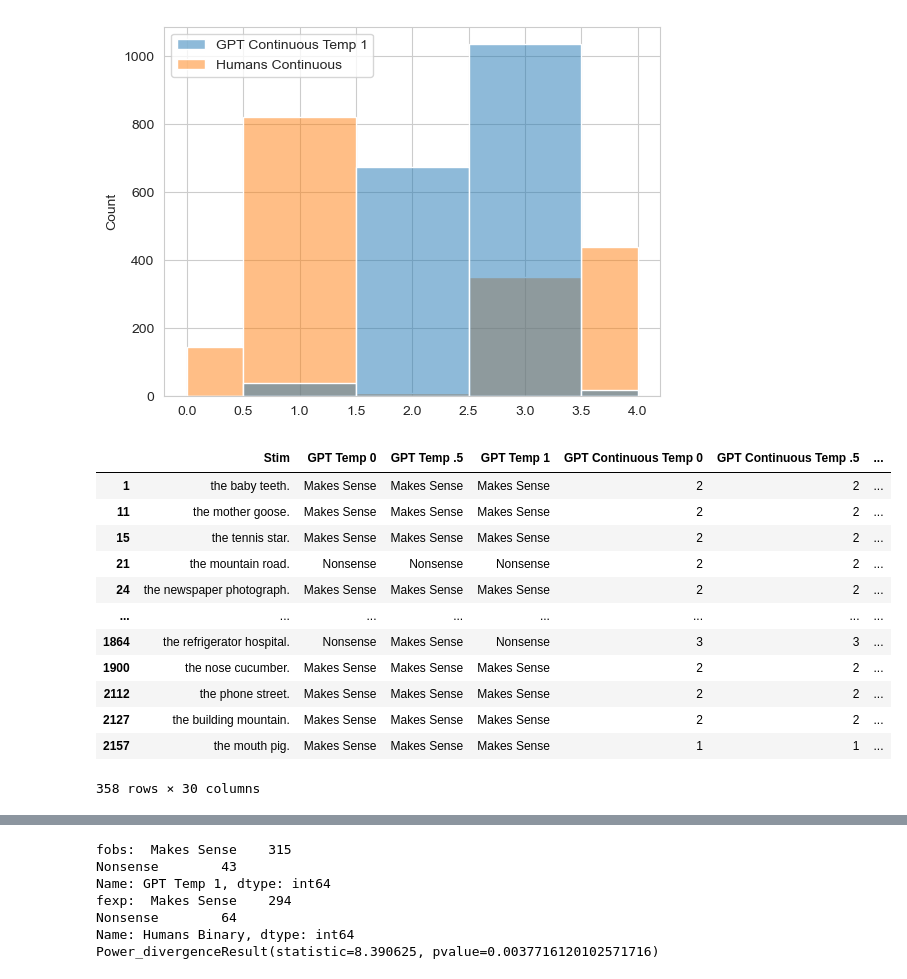
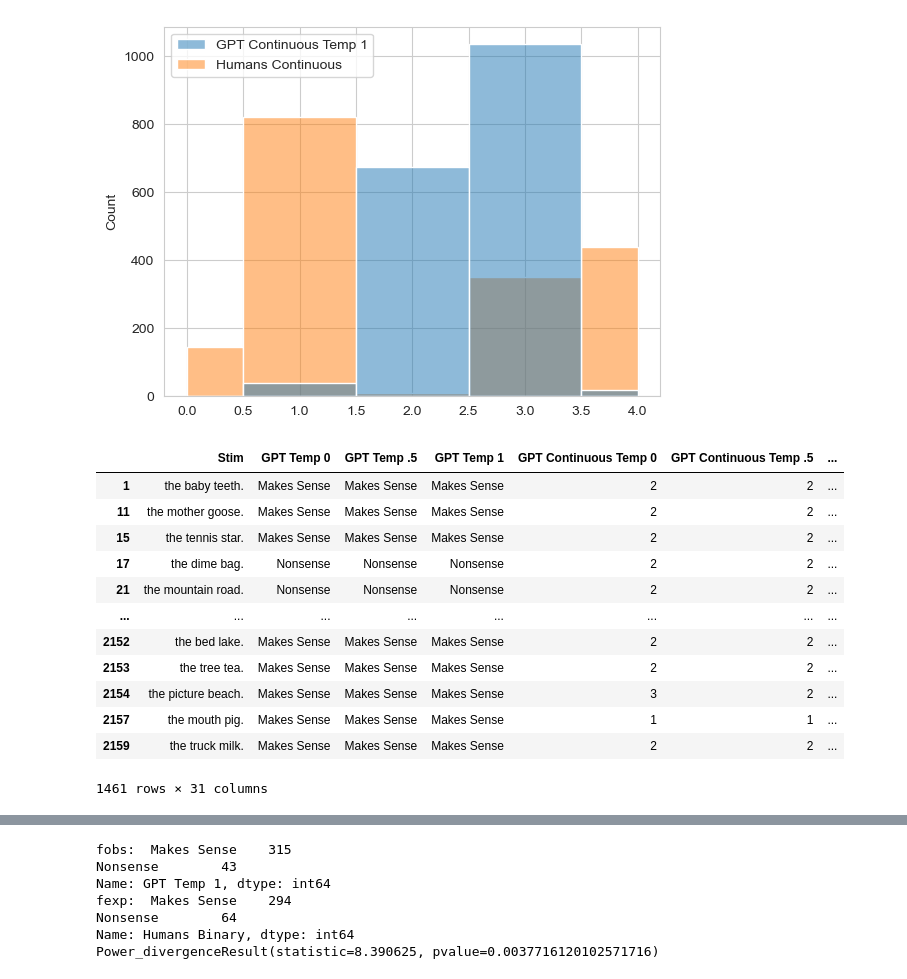
Before and after one commit to NickRiccardi/two-word-test, a Jupyter notebook: plots-test.ipynb, the cells around one changed output, grey strips where cells are left out. Saved outputs shown, nothing was run; the diff lists cells and outputs as text; code cells hidden in the pictures.

```diff
--- a/plots-test.ipynb
+++ b/plots-test.ipynb
@@ -69,6 +69,7 @@ sn.countplot(data=remove_middle, x="Humans Binary", palette='viridis')
 # sn.histplot(data=all_words_and_measures['SD'])
 
 remove_middle = all_words_and_measures[all_words_and_measures['Humans Binary'].isin(['Makes Sense', 'Nonsense'])]
+remove_middle['0 or 1'] = np.where(remove_middle['GPT Temp 1'] == 'Makes Sense',1,0)
 print(remove_middle)
 
 sn.histplot(data=remove_middle['SD'])
@@ -107,34 +113,34 @@ sn.histplot(data=remove_middle[['GPT Continuous Temp 1', 'Humans Continuous']],
 # %%
 #set the SD that you'd like to remove
 #i.e., setting as '1' removes all items where 1 SD away would change the answer from makes sense to nonsense and vice versa
 
 #one tailed test, p < .05 means SD of 1.65
 # p < .01 means SD of 2.32
 # p < .001 means SD of 3.09
 
-SD = 3.09
+SD = 1
 
 
 sensible_SD = remove_middle[(remove_middle['Humans Continuous'] >= 2.5) & (remove_middle['Humans Continuous'] - (SD * remove_middle['SD']) >= 1.5)]
 nonsensible_SD = remove_middle[(remove_middle['Humans Continuous'] <= 1.5) & (remove_middle['Humans Continuous'] + (SD * remove_middle['SD']) <= 2.5)]
 
 remove_by_SD = pd.concat([sensible_SD, nonsensible_SD])
 
 remove_by_SD
 # %% [output]
 |  | Stim | GPT Temp 0 | GPT Temp .5 | GPT Temp 1 | GPT Continuous Temp 0 | GPT Continuous Temp .5 | ... |
 | 1 | the baby teeth. | Makes Sense | Makes Sense | Makes Sense | 2 | 2 | ... |
 | 11 | the mother goose. | Makes Sense | Makes Sense | Makes Sense | 2 | 2 | ... |
 | 15 | the tennis star. | Makes Sense | Makes Sense | Makes Sense | 2 | 2 | ... |
+| 17 | the dime bag. | Nonsense | Nonsense | Nonsense | 2 | 2 | ... |
 | 21 | the mountain road. | Nonsense | Nonsense | Nonsense | 2 | 2 | ... |
-| 24 | the newspaper photograph. | Makes Sense | Makes Sense | Makes Sense | 2 | 2 | ... |
 | ... | ... | ... | ... | ... | ... | ... | ... |
-| 1864 | the refrigerator hospital. | Nonsense | Makes Sense | Nonsense | 3 | 3 | ... |
-| 1900 | the nose cucumber. | Makes Sense | Makes Sense | Makes Sense | 2 | 2 | ... |
-| 2112 | the phone street. | Makes Sense | Makes Sense | Makes Sense | 2 | 2 | ... |
-| 2127 | the building mountain. | Makes Sense | Makes Sense | Makes Sense | 2 | 2 | ... |
+| 2152 | the bed lake. | Makes Sense | Makes Sense | Makes Sense | 2 | 2 | ... |
+| 2153 | the tree tea. | Makes Sense | Makes Sense | Makes Sense | 2 | 2 | ... |
+| 2154 | the picture beach. | Makes Sense | Makes Sense | Makes Sense | 3 | 2 | ... |
 | 2157 | the mouth pig. | Makes Sense | Makes Sense | Makes Sense | 1 | 1 | ... |
+| 2159 | the truck milk. | Makes Sense | Makes Sense | Makes Sense | 2 | 2 | ... |
-358 rows × 30 columns
+1461 rows × 31 columns
 # %%
 GPT_wrong = remove_by_SD[(remove_by_SD['GPT Temp 1'] != remove_by_SD['Humans Binary'])]
 GPT_wrong
```
Also changed, not shown: parts of 15 cells of this notebook, 2 other files.
